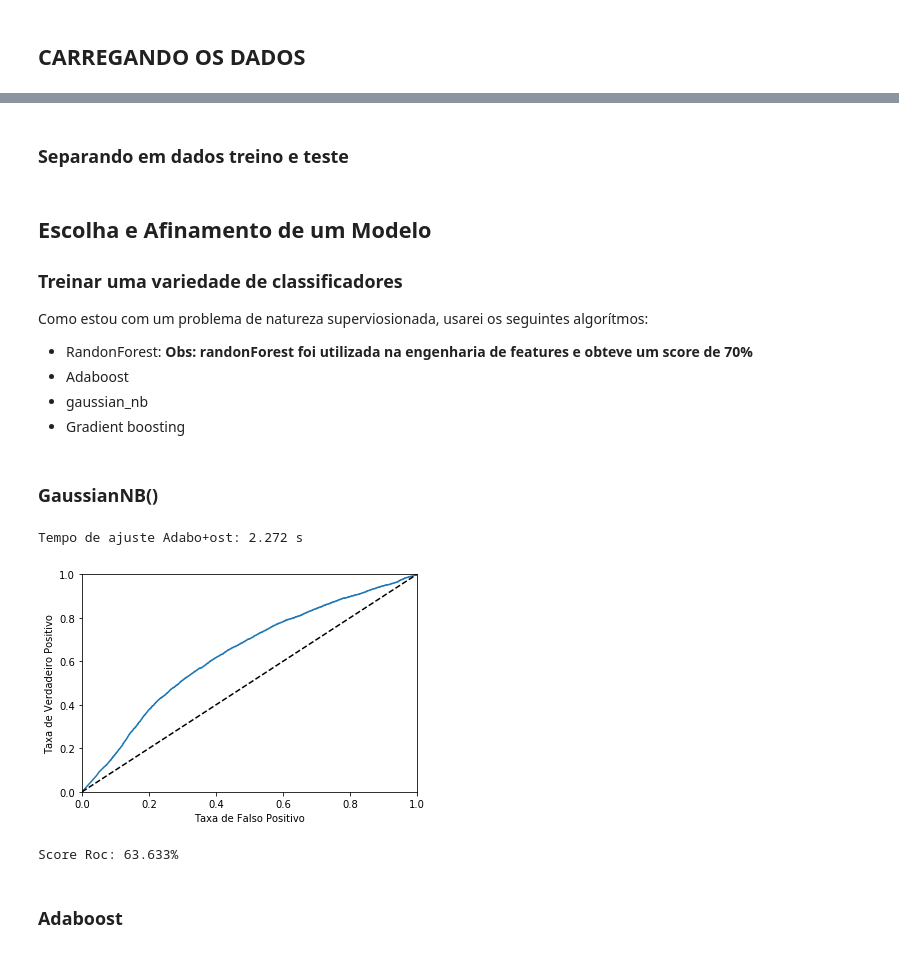
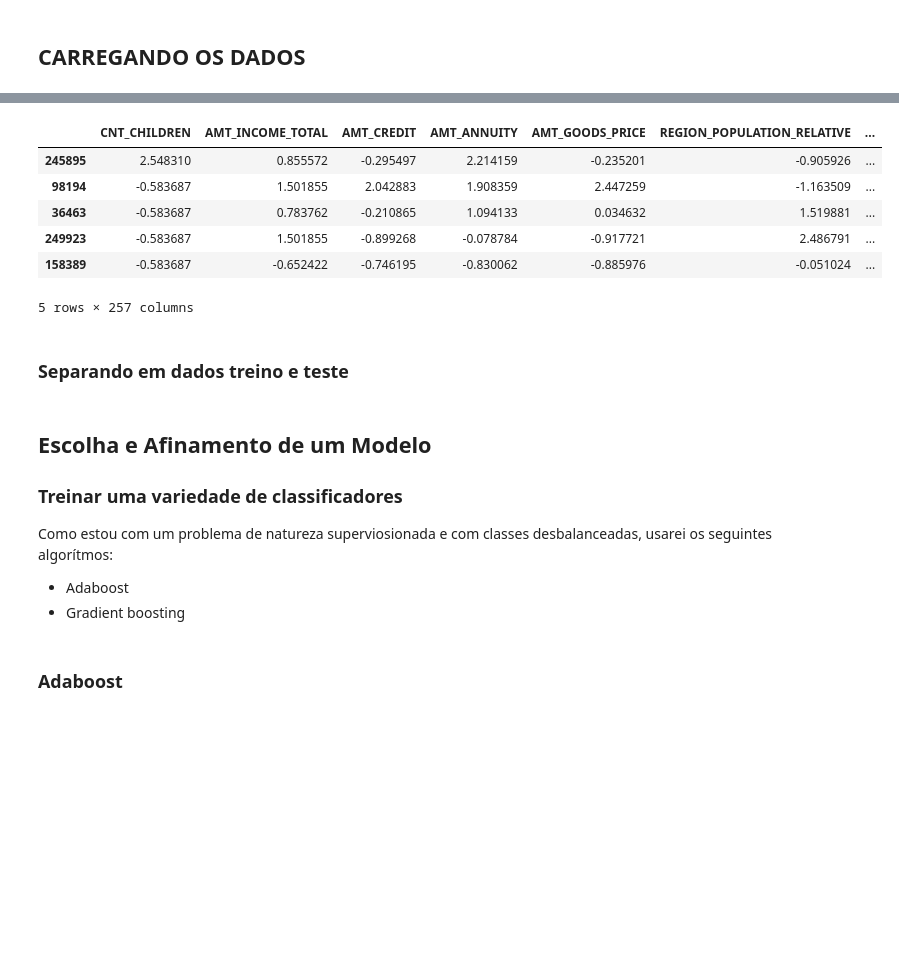
Before and after one commit to vyniciuss/NDG_ml_Home_Credit, a Jupyter notebook: Home_Credit_MS.ipynb, the cells around one changed output, grey strips where cells are left out. Cells and saved outputs as stored; diff of their text form; code cells hidden in the pictures; blank space fills up the shorter version.

```diff
--- a/Home_Credit_MS.ipynb
+++ b/Home_Credit_MS.ipynb
@@ -79,3 +56,16 @@ display(features_test.head(n=1))
+# %%
+features = data_train.sample(n = 16000, random_state = 42)
+labels = features['TARGET']
+features = features.drop(columns = ['TARGET', 'SK_ID_CURR', 'Unnamed: 0'])
+features.head()
+# %% [output]
+|  | CNT_CHILDREN | AMT_INCOME_TOTAL | AMT_CREDIT | AMT_ANNUITY | AMT_GOODS_PRICE | REGION_POPULATION_RELATIVE | ... |
+| 245895 | 2.548310 | 0.855572 | -0.295497 | 2.214159 | -0.235201 | -0.905926 | ... |
+| 98194 | -0.583687 | 1.501855 | 2.042883 | 1.908359 | 2.447259 | -1.163509 | ... |
+| 36463 | -0.583687 | 0.783762 | -0.210865 | 1.094133 | 0.034632 | 1.519881 | ... |
+| 249923 | -0.583687 | 1.501855 | -0.899268 | -0.078784 | -0.917721 | 2.486791 | ... |
+| 158389 | -0.583687 | -0.652422 | -0.746195 | -0.830062 | -0.885976 | -0.051024 | ... |
+5 rows × 257 columns
 # %% [markdown]
 ### Separando em dados treino e teste
 # %%
@@ -88,10 +78,8 @@ x_train, x_test, y_train, y_test = train_test_split(features_train, train_labels
 
 ### Treinar uma variedade de classificadores
 
-Como estou com um problema de natureza superviosionada, usarei os seguintes algorítmos:
+Como estou com um problema de natureza superviosionada e com classes desbalanceadas, usarei os seguintes algorítmos:
 
-- RandonForest: **Obs: randonForest foi utilizada na engenharia de features e obteve um score de 70%**
 - Adaboost
-- gaussian_nb
 - Gradient boosting
 # %%
@@ -99,17 +87,3 @@ classifiers = ['adaboost', 'gaussian_nb', 'gradiend_boosting']
-# %% [markdown]
-### GaussianNB()
-# %%
-classifier = GaussianNB()
-t0 = time()
-classifier.fit(x_train, y_train)
-print("Tempo de ajuste Adabo+ost:", round(time()-t0, 3), "s")
-y_probas = classifier.predict_proba(x_test)
-y_scores = y_probas[:, 1]
-draw_roc_score(y_scores, y_test)
-# %% [output]
-Tempo de ajuste Adabo+ost: 2.272 s
-[figure, removed]
-Score Roc: 63.633%
 # %% [markdown]
 ### Adaboost
 # %%
```
Also changed, not shown: parts of 13 cells of this notebook.
